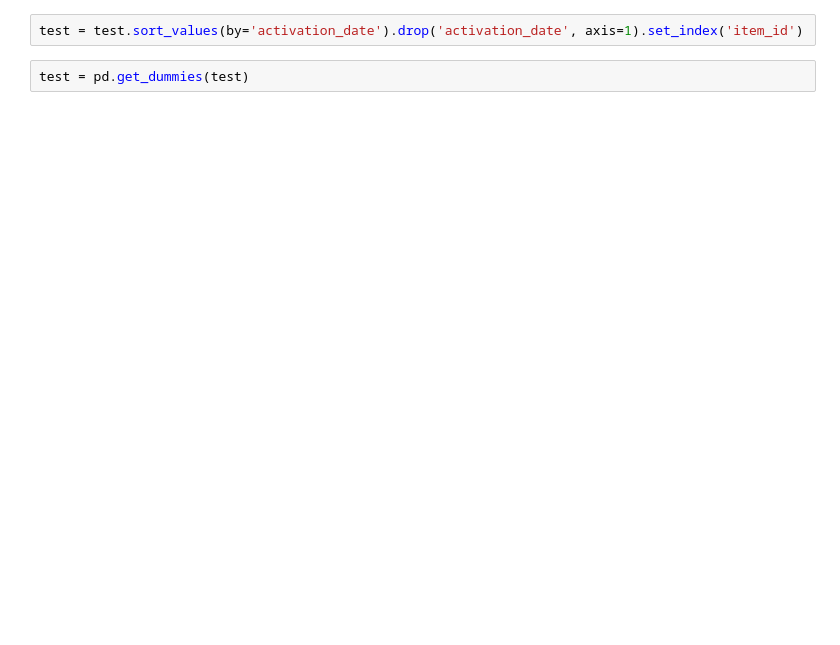
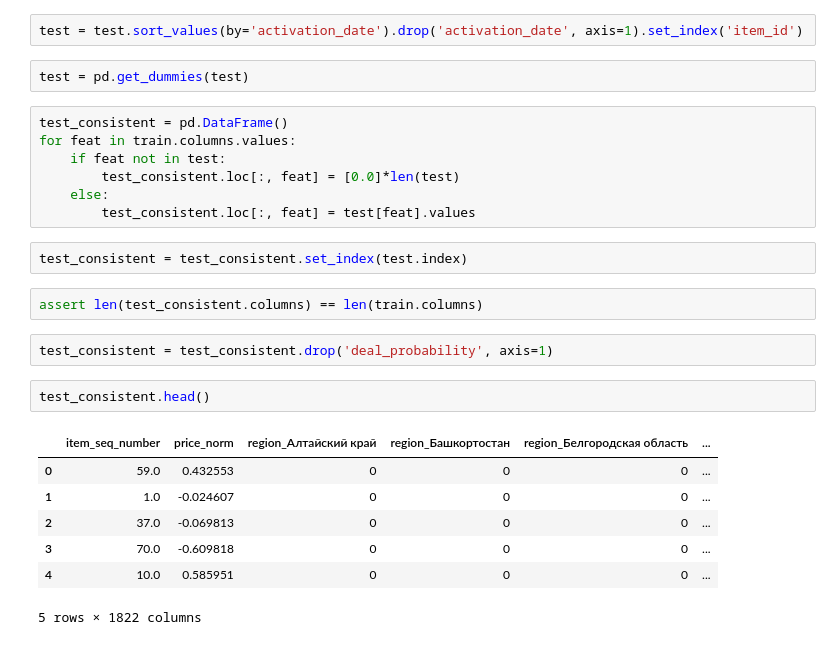
Before and after one commit to albalu/gdso-avito, a Jupyter notebook: train_tabular.ipynb, the cells around one changed output. Cells and saved outputs as stored; diff of their text form; blank space fills up the shorter version.

```diff
--- a/train_tabular.ipynb
+++ b/train_tabular.ipynb
@@ -133,4 +238,27 @@ len(test)
 test = test.sort_values(by='activation_date').drop('activation_date', axis=1).set_index('item_id')
 # %%
 test = pd.get_dummies(test)
+# %%
+test_consistent = pd.DataFrame()
+for feat in train.columns.values:
+    if feat not in test:
+        test_consistent.loc[:, feat] = [0.0]*len(test)
+    else:
+        test_consistent.loc[:, feat] = test[feat].values
+# %%
+test_consistent = test_consistent.set_index(test.index)
+# %%
+assert len(test_consistent.columns) == len(train.columns)
+# %%
+test_consistent = test_consistent.drop('deal_probability', axis=1)
+# %%
+test_consistent.head()
+# %% [output]
+|  | item_seq_number | price_norm | region_Алтайский край | region_Башкортостан | region_Белгородская область | ... |
+| 0 | 59.0 | 0.432553 | 0 | 0 | 0 | ... |
+| 1 | 1.0 | -0.024607 | 0 | 0 | 0 | ... |
+| 2 | 37.0 | -0.069813 | 0 | 0 | 0 | ... |
+| 3 | 70.0 | -0.609818 | 0 | 0 | 0 | ... |
+| 4 | 10.0 | 0.585951 | 0 | 0 | 0 | ... |
+5 rows × 1822 columns
 # %%
```
Also changed, not shown: parts of 20 cells of this notebook, 4 other files.
